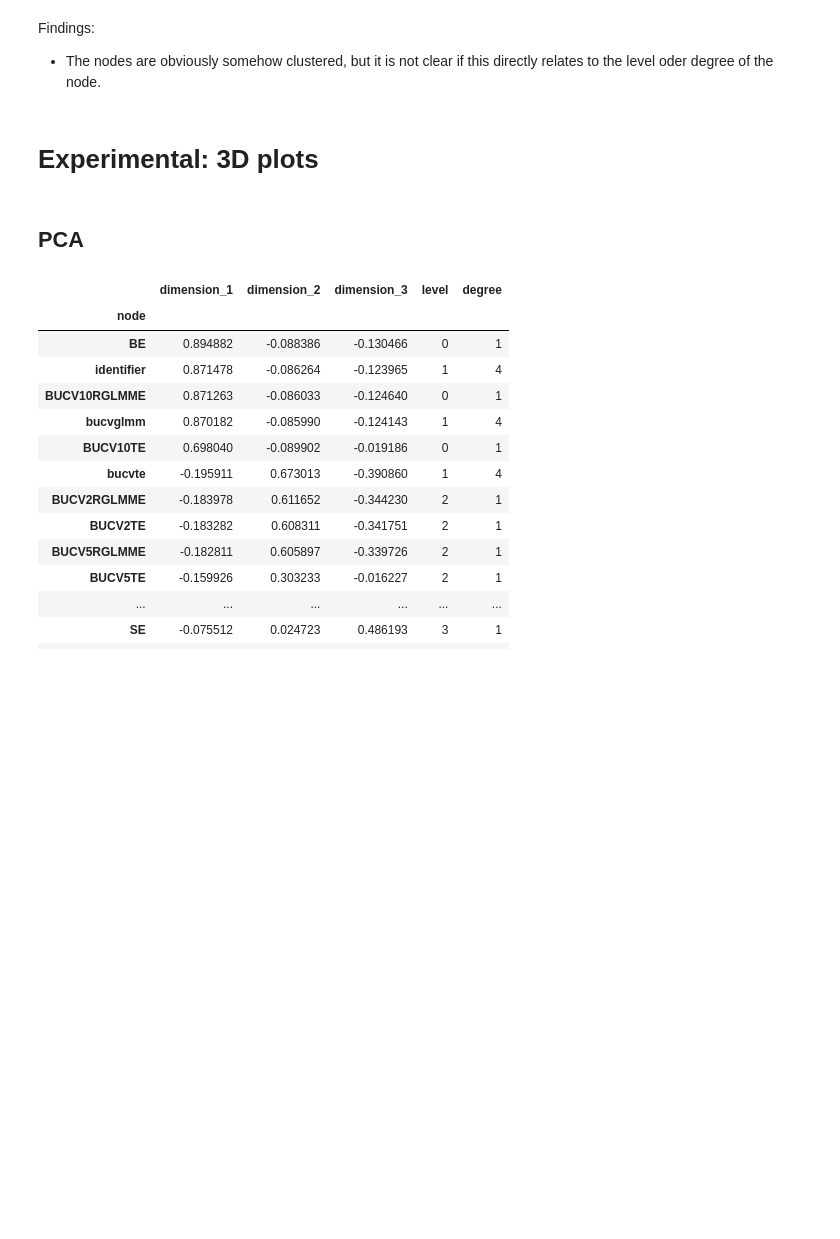
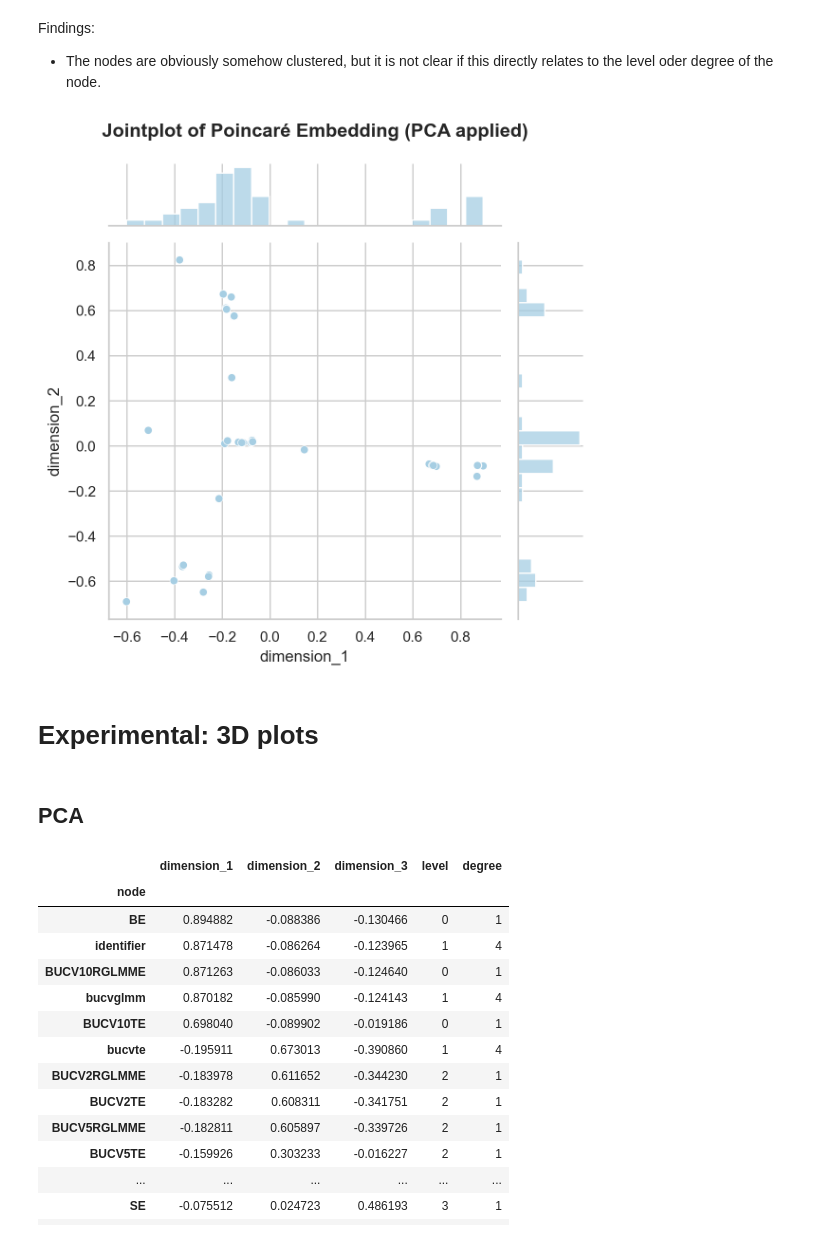
Before and after one commit to nina-prog/meta-learning-for-encoder-selection, a Jupyter notebook: notebooks/week09/week09-encoding-of-encoders.ipynb, the cells around one changed output. Drawn from its saved outputs; the diff is of its cells as text; code cells hidden in the pictures; blank space fills up the shorter version.

```diff
--- a/notebooks/week09/week09-encoding-of-encoders.ipynb
+++ b/notebooks/week09/week09-encoding-of-encoders.ipynb
@@ -468,6 +476,14 @@ plot_embeddigs(levels=[0, 1, 2, 3, 4], data=embeddings_2d_df_pca, subtitle='\n'+
 # %% [markdown]
 Findings:
 * The nodes are obviously somehow clustered, but it is not clear if this directly relates to the level oder degree of the node.
+# %%
+# make jointplot
+sns.jointplot(data=embeddings_2d_df_pca, x='dimension_1', y='dimension_2')
+plt.suptitle("Jointplot of Poincaré Embedding (PCA applied)", fontweight='bold')
+plt.tight_layout()
+plt.show()
+# %% [output]
+[figure, added]
 # %% [markdown]
 # Experimental: 3D plots
 # %% [markdown]
```
Also changed, not shown: parts of 4 cells of this notebook.
